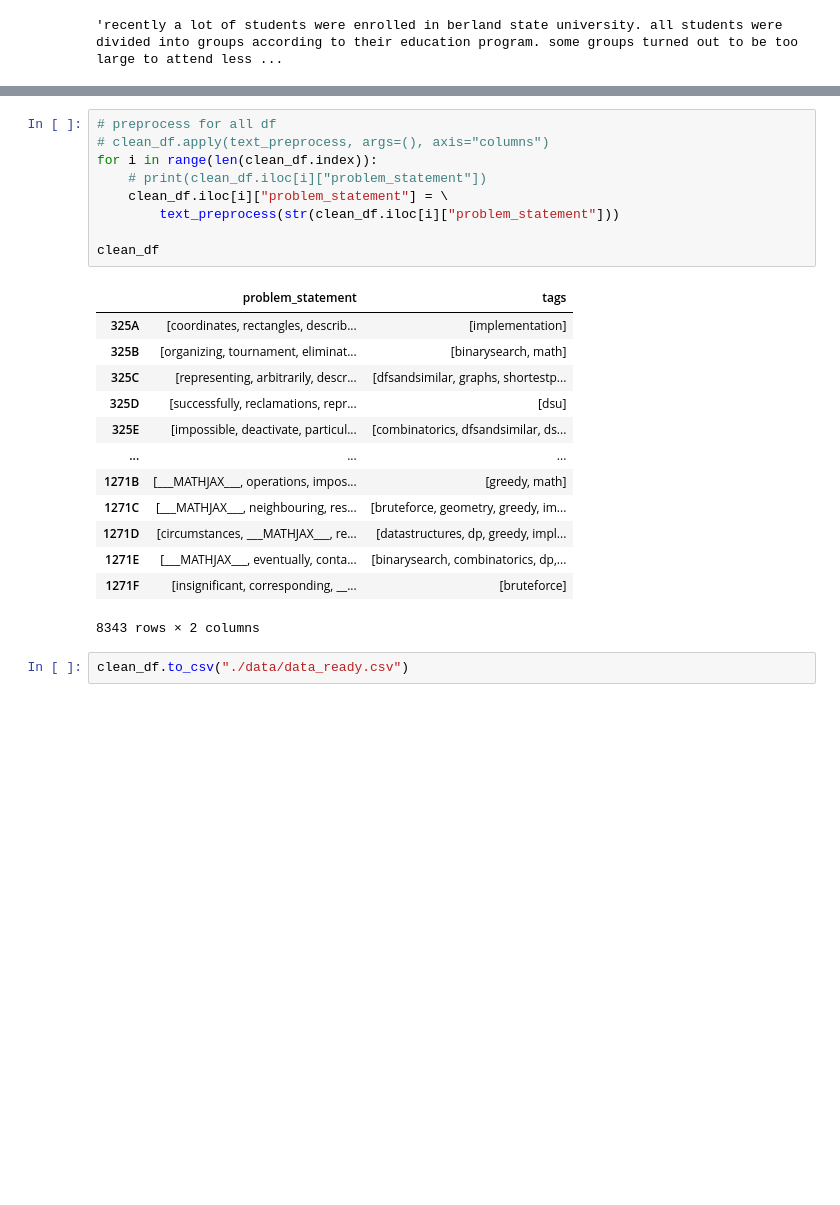
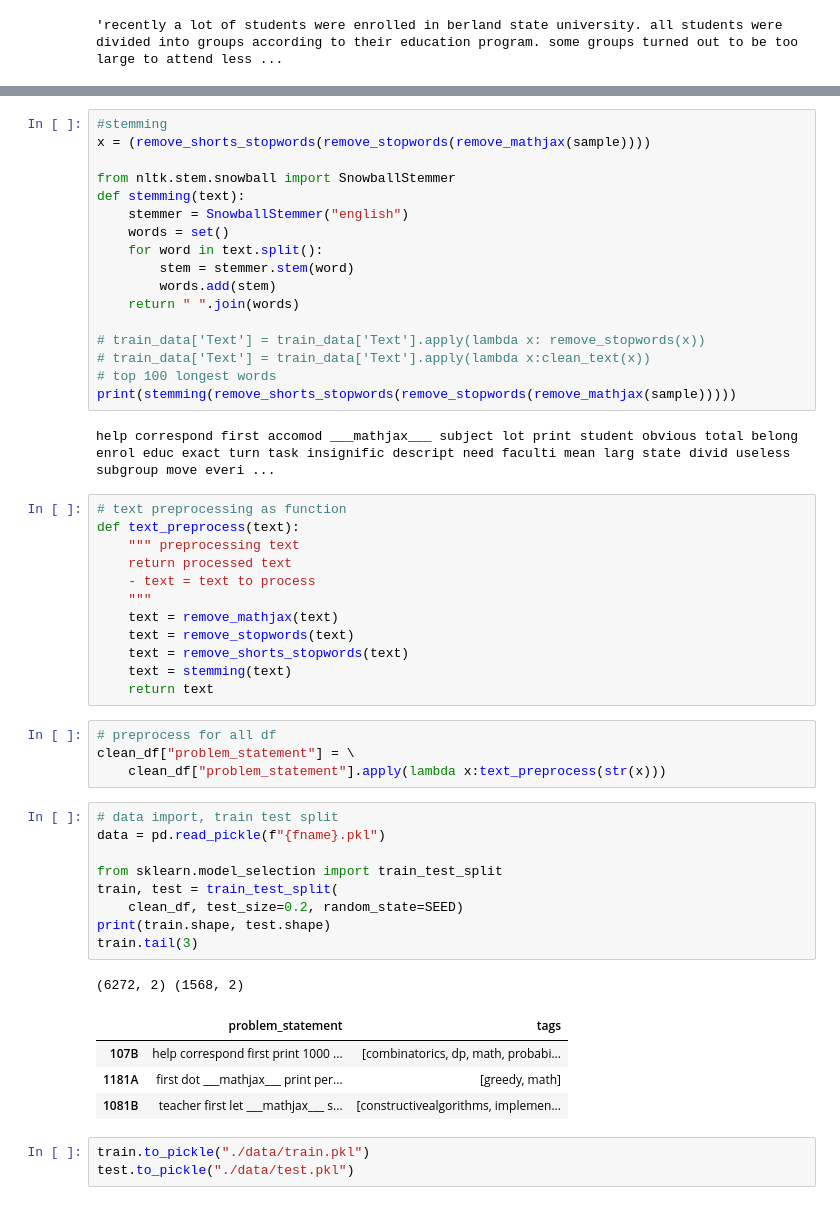
Before and after one commit to jhojin7/codeforces-predict, a Jupyter notebook: eda.ipynb, the cells around one changed output, grey strips where cells are left out. Drawn from its saved outputs; the diff is of its cells as text; blank space fills up the shorter version.

Commit message:
eda, preprocess

```diff
--- a/eda.ipynb
+++ b/eda.ipynb
@@ -178,25 +151,53 @@ print(processed)
-# %%
-# preprocess for all df
-# clean_df.apply(text_preprocess, args=(), axis="columns")
-for i in range(len(clean_df.index)):
-    # print(clean_df.iloc[i]["problem_statement"])
-    clean_df.iloc[i]["problem_statement"] = \
-        text_preprocess(str(clean_df.iloc[i]["problem_statement"]))
-
-clean_df
-# %% [output]
-|  | problem_statement | tags |
-| 325A | [coordinates, rectangles, describ... | [implementation] |
-| 325B | [organizing, tournament, eliminat... | [binarysearch, math] |
-| 325C | [representing, arbitrarily, descr... | [dfsandsimilar, graphs, shortestp... |
-| 325D | [successfully, reclamations, repr... | [dsu] |
-| 325E | [impossible, deactivate, particul... | [combinatorics, dfsandsimilar, ds... |
-| ... | ... | ... |
-| 1271B | [___MATHJAX___, operations, impos... | [greedy, math] |
-| 1271C | [___MATHJAX___, neighbouring, res... | [bruteforce, geometry, greedy, im... |
-| 1271D | [circumstances, ___MATHJAX___, re... | [datastructures, dp, greedy, impl... |
-| 1271E | [___MATHJAX___, eventually, conta... | [binarysearch, combinatorics, dp,... |
-| 1271F | [insignificant, corresponding, __... | [bruteforce] |
-8343 rows × 2 columns
-# %%
-clean_df.to_csv("./data/data_ready.csv")
+# %%
+#stemming
+x = (remove_shorts_stopwords(remove_stopwords(remove_mathjax(sample))))
+
+from nltk.stem.snowball import SnowballStemmer
+def stemming(text):
+    stemmer = SnowballStemmer("english")
+    words = set()
+    for word in text.split():
+        stem = stemmer.stem(word)
+        words.add(stem)
+    return " ".join(words)
+
+# train_data['Text'] = train_data['Text'].apply(lambda x: remove_stopwords(x))
+# train_data['Text'] = train_data['Text'].apply(lambda x:clean_text(x))
+# top 100 longest words
+print(stemming(remove_shorts_stopwords(remove_stopwords(remove_mathjax(sample)))))
+# %% [output]
+help correspond first accomod ___mathjax___ subject lot print student obvious total belong enrol educ exact turn task insignific descript need faculti mean larg state divid useless subgroup move everi ...
+# %%
+# text preprocessing as function
+def text_preprocess(text):
+    """ preprocessing text
+    return processed text
+    - text = text to process
+    """
+    text = remove_mathjax(text)
+    text = remove_stopwords(text)
+    text = remove_shorts_stopwords(text)
+    text = stemming(text)
+    return text
+# %%
+# preprocess for all df
+clean_df["problem_statement"] = \
+    clean_df["problem_statement"].apply(lambda x:text_preprocess(str(x)))
+# %%
+# data import, train test split
+data = pd.read_pickle(f"{fname}.pkl")
+
+from sklearn.model_selection import train_test_split
+train, test = train_test_split(
+    clean_df, test_size=0.2, random_state=SEED)
+print(train.shape, test.shape)
+train.tail(3)
+# %% [output]
+(6272, 2) (1568, 2)
+|  | problem_statement | tags |
+| 107B | help correspond first print 1000 ... | [combinatorics, dp, math, probabi... |
+| 1181A | first dot ___mathjax___ print per... | [greedy, math] |
+| 1081B | teacher first let ___mathjax___ s... | [constructivealgorithms, implemen... |
+# %%
+train.to_pickle("./data/train.pkl")
+test.to_pickle("./data/test.pkl")
```
Also changed, not shown: parts of 7 cells of this notebook, 3 other files.
